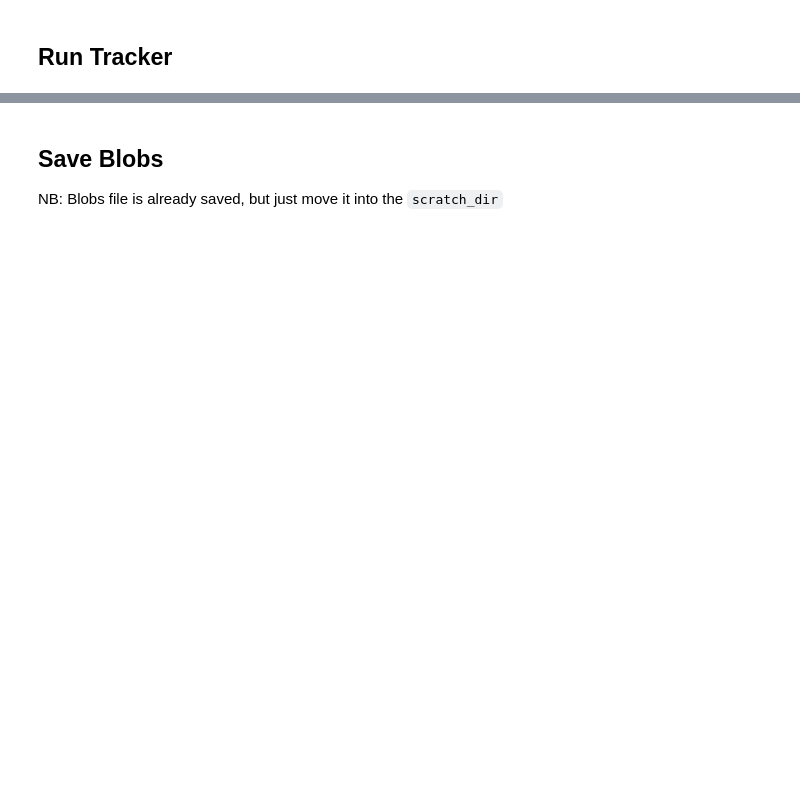
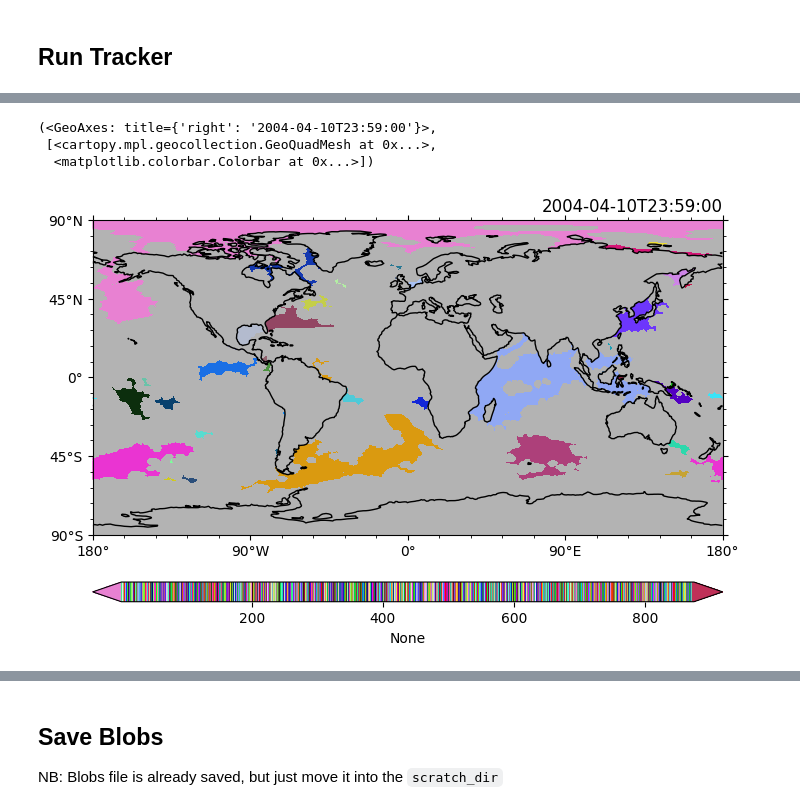
Before and after one commit to wienkers/ocetrac-unstruct, a Jupyter notebook: notebooks/02_track_unstruct.ipynb, the cells around one changed output, grey strips where cells are left out. Cells and saved outputs as stored; diff of their text form; code cells hidden in the pictures; blank space fills up the shorter version.

```diff
--- a/notebooks/02_track_unstruct.ipynb
+++ b/notebooks/02_track_unstruct.ipynb
@@ -83,0 +239,14 @@ blobs = tracker.track()
+# %%
+relabeled_unique = xr.apply_ufunc(
+            map_labels_to_indices,
+            cluster_labels_subset,
+            label_to_cluster_index_array_da,
+            input_core_dims=[[tracker.xdim],['label']],
+            output_core_dims=[[tracker.xdim]],
+            vectorize=True,
+            dask="parallelized",
+            output_dtypes=[np.int32]
+        )
+# %%
+relabeled_unique = relabeled_unique.persist()
+relabeled_unique = relabeled_unique + 1
@@ -83,0 +295,2 @@ blobs = tracker.track()
+# %%
+relabeled_unique_plotting = xr.where(relabeled_unique >= 0, relabeled_unique, np.nan).persist()
@@ -83,0 +335,25 @@ blobs = tracker.track()
+# %%
+from matplotlib.colors import LinearSegmentedColormap
+
+def create_float_colormap(num_colors):
+    # Generate random RGB colors for each whole number
+    colors = np.random.random(size=(num_colors, 3))
+
+    # Create a dictionary mapping whole numbers to colors
+    color_dict = {i: tuple(colors[i]) for i in range(num_colors)}
+
+    # Create a LinearSegmentedColormap using the color dictionary
+    cmap = LinearSegmentedColormap.from_list("random_float_colormap", list(color_dict.values()), N=num_colors)
+
+    return cmap
+
+# Example usage
+num_colors = 1001  # Number of colors (0 to 1000)
+float_colormap = create_float_colormap(num_colors)
+# %%
+relabeled_unique_plotting.isel(time=100).pyic.plot(cmap=float_colormap, fpath_tgrid=zarr_fpath_tgrid)
+# %% [output]
+(<GeoAxes: title={'right': '2004-04-10T23:59:00'}>,
+ [<cartopy.mpl.geocollection.GeoQuadMesh at 0x...>,
+  <matplotlib.colorbar.Colorbar at 0x...>])
+[figure, added]
```
Also changed, not shown: parts of 44 cells of this notebook, 5 other files.
